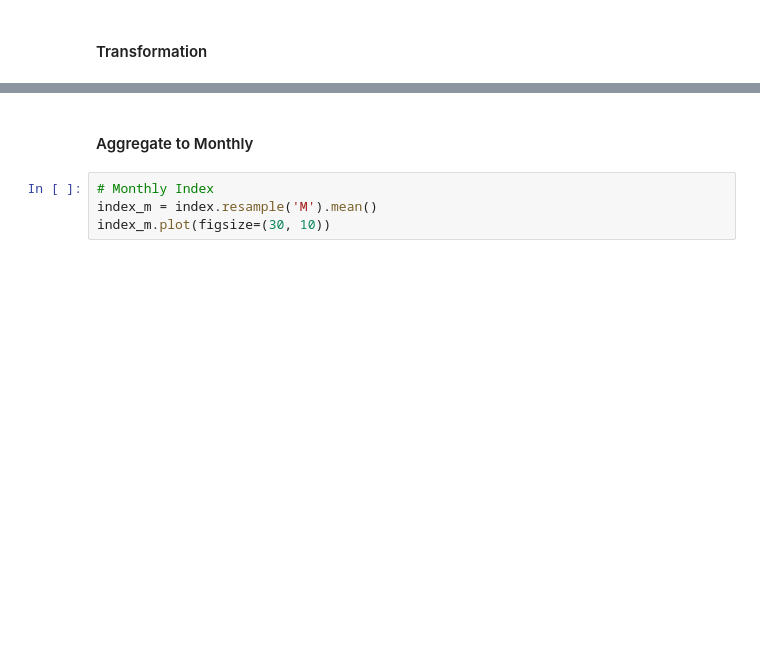
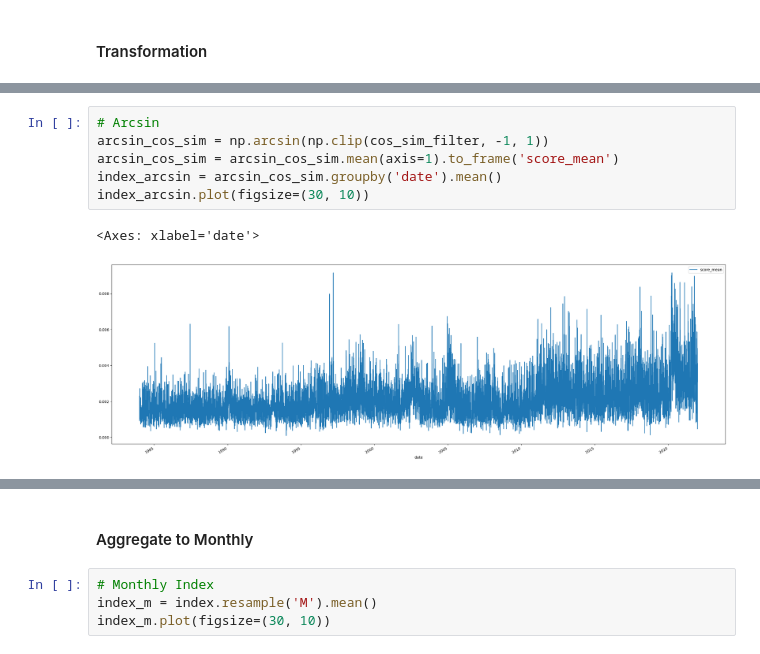
Before and after one commit to jfan1256/fenui, a Jupyter notebook: exec_research/exec_bow/bow.ipynb, the cells around one changed output, grey strips where cells are left out. Cells and saved outputs as stored; diff of their text form; blank space fills up the shorter version.

```diff
--- a/exec_research/exec_bow/bow.ipynb
+++ b/exec_research/exec_bow/bow.ipynb
@@ -311,0 +317,9 @@ index_relu.plot(figsize=(30, 10))
+# %%
+# Arcsin
+arcsin_cos_sim = np.arcsin(np.clip(cos_sim_filter, -1, 1))
+arcsin_cos_sim = arcsin_cos_sim.mean(axis=1).to_frame('score_mean')
+index_arcsin = arcsin_cos_sim.groupby('date').mean()
+index_arcsin.plot(figsize=(30, 10))
+# %% [output]
+<Axes: xlabel='date'>
+[figure, added]
```
Also changed, not shown: parts of 11 cells of this notebook, 2 other files.
